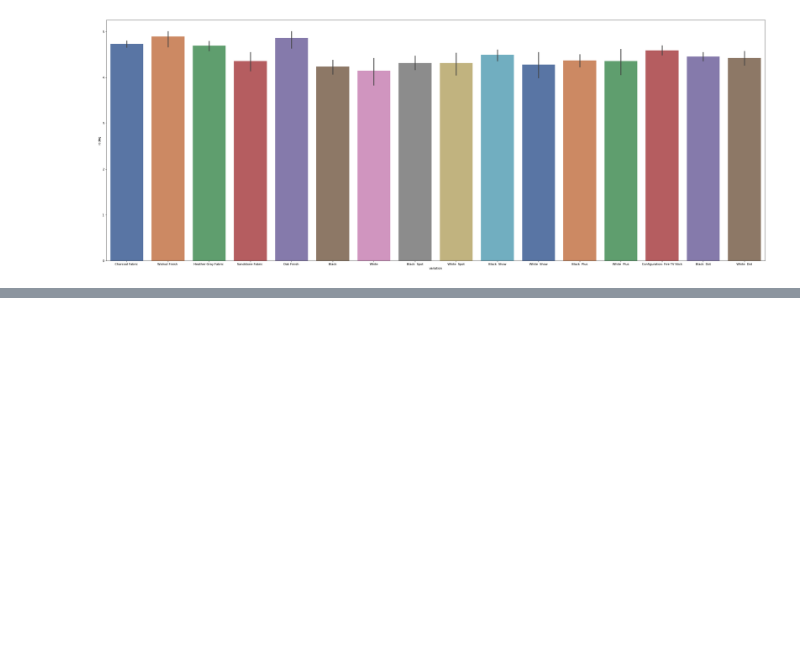
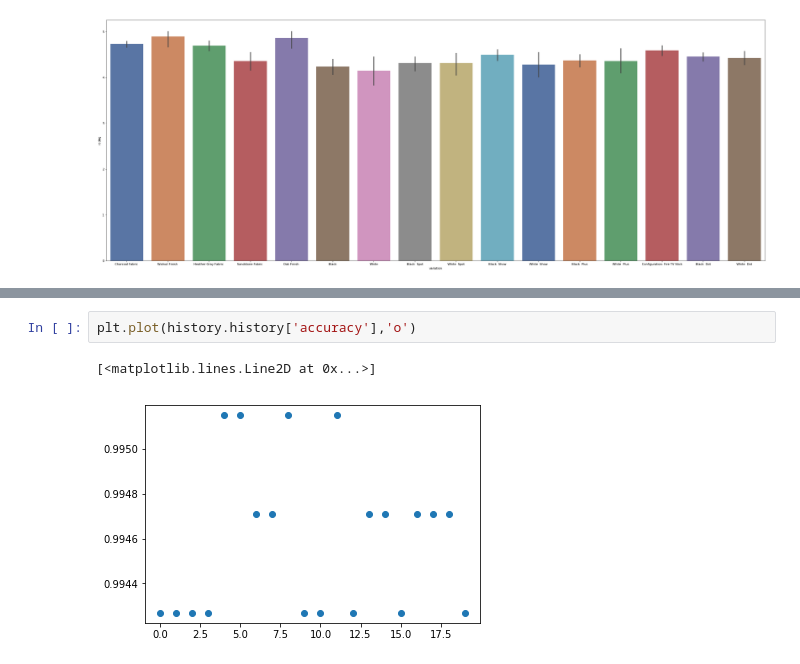
Before and after one commit to miguelzeph/Data_Science_Base, a Jupyter notebook: 11_Deep_Learning_TensorFlow/03_NN_Classificacao/01_amazon/Program.ipynb, the cells around one changed output, grey strips where cells are left out. Saved outputs shown, nothing was run; the diff lists cells and outputs as text; blank space fills up the shorter version.

```diff
--- a/11_Deep_Learning_TensorFlow/03_NN_Classificacao/01_amazon/Program.ipynb
+++ b/11_Deep_Learning_TensorFlow/03_NN_Classificacao/01_amazon/Program.ipynb
@@ -115,0 +424,5 @@ sns.barplot(x='variation', y = 'rating',
+# %%
+plt.plot(history.history['accuracy'],'o')
+# %% [output]
+[<matplotlib.lines.Line2D at 0x...>]
+[figure, added]
```
Also changed, not shown: parts of 53 cells of this notebook.
